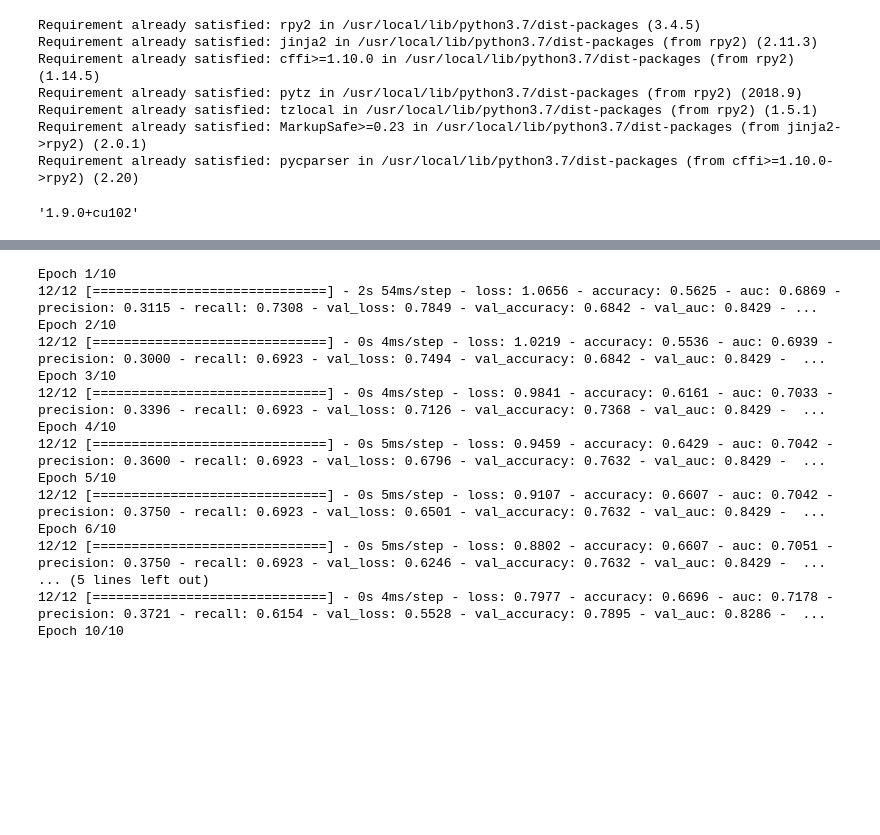
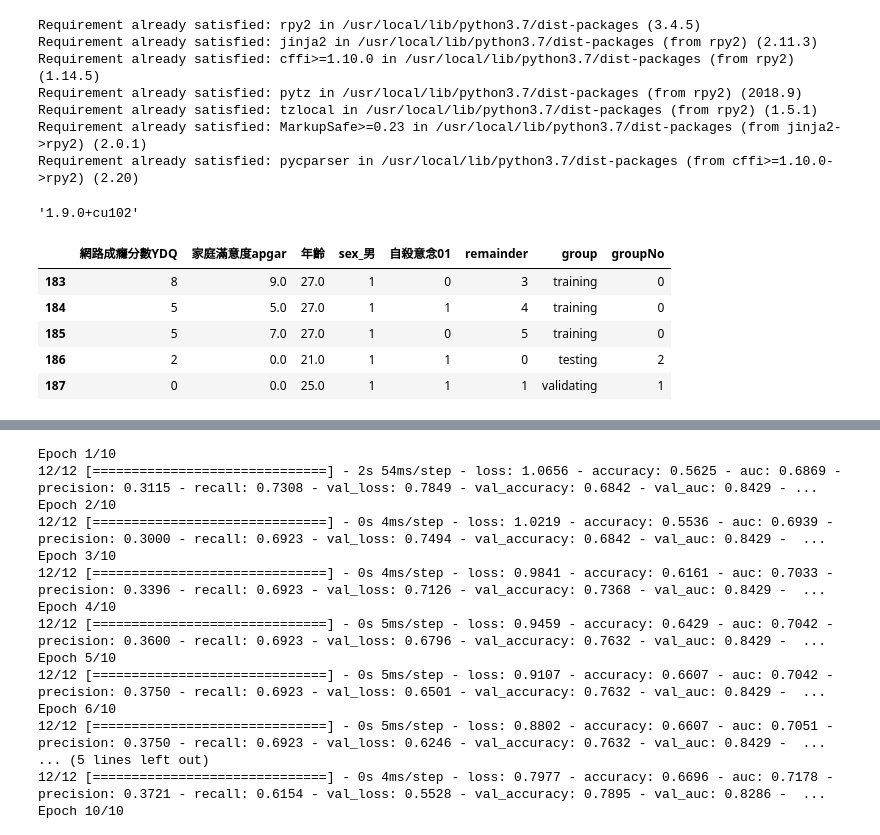
Before and after one commit to YuehMintTai/RPython, a Jupyter notebook: Class08.ipynb, the cells around one changed output, grey strips where cells are left out. Drawn from its saved outputs; the diff is of its cells as text; code cells hidden in the pictures; blank space fills up the shorter version.

```diff
--- a/Class08.ipynb
+++ b/Class08.ipynb
@@ -34,27 +34,44 @@ Requirement already satisfied: pycparser in /usr/local/lib/python3.7/dist-packag
 # %%
 ##0-3
 %load_ext rpy2.ipython
+# %%
+##8-0-0
+import tensorflow as tf
+import torch
+tf.__version__     ##2.5.0
+torch.__version__   ##1.9.0+cu102
+# %% [output]
+'1.9.0+cu102'
 # %%
-##8-1 區分所有的資料為testing, validating及training sets
+##8-0-1 區分所有的資料為testing, validating及training sets
 import pandas as pd
 from sklearn.model_selection import train_test_split
 from sklearn.metrics import roc_curve
 import numpy as np
 
-
 df=pd.read_csv('RPython/samples.csv')
 df['sex']='男'
 df.loc[df['性別']==2,'sex']='女'
-x=df[['sex','網路成癮分數YDQ','家庭滿意度apgar']]
+x=df[['sex','網路成癮分數YDQ','家庭滿意度apgar','年齡']]
 x=pd.get_dummies(data=x,drop_first=True)
 y=df['自殺意念01'].astype(int).to_frame()
-x_train,x_test,y_train,y_test=train_test_split(x,y,test_size=0.2)
-y_test
+all_df=pd.concat([x,y],axis=1)
+all_df['remainder']=all_df.index%6
+all_df['group']='training'
+all_df.loc[all_df['remainder']==0,'group']='testing'
+all_df.loc[all_df['remainder']==1,'group']='validating'
+all_df.loc[all_df['remainder']==2,'group']='validating'
+
+all_df['年齡'].groupby(all_df['group']).mean()
+groupList=['training','validating','testing']
+all_df['groupNo']=0
+all_df.loc[all_df['group']=='validating','groupNo']=1
+all_df.loc[all_df['group']=='testing','groupNo']=2
+all_df.tail()
+# %% [output]
+|  | 網路成癮分數YDQ | 家庭滿意度apgar | 年齡 | sex_男 | 自殺意念01 | remainder | group | groupNo |
+| 183 | 8 | 9.0 | 27.0 | 1 | 0 | 3 | training | 0 |
+| 184 | 5 | 5.0 | 27.0 | 1 | 1 | 4 | training | 0 |
+| 185 | 5 | 7.0 | 27.0 | 1 | 0 | 5 | training | 0 |
+| 186 | 2 | 0.0 | 21.0 | 1 | 1 | 0 | testing | 2 |
+| 187 | 0 | 0.0 | 25.0 | 1 | 1 | 1 | validating | 1 |
-# %%
-##8-1
-import tensorflow as tf
-import torch
-tf.__version__     ##2.5.0
-torch.__version__   ##1.9.0+cu102
-# %% [output]
-'1.9.0+cu102'
```
Also changed, not shown: parts of 4 cells of this notebook.
